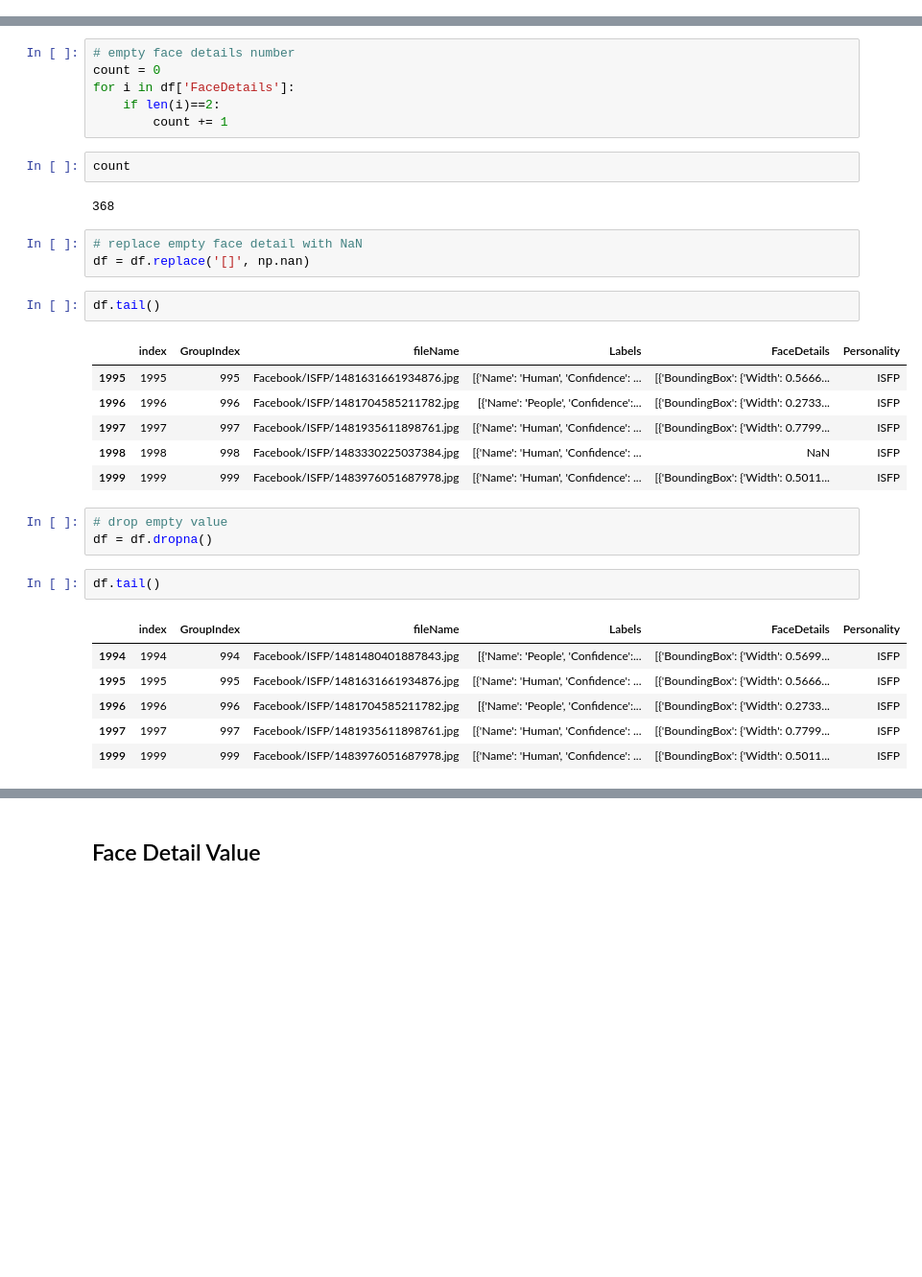
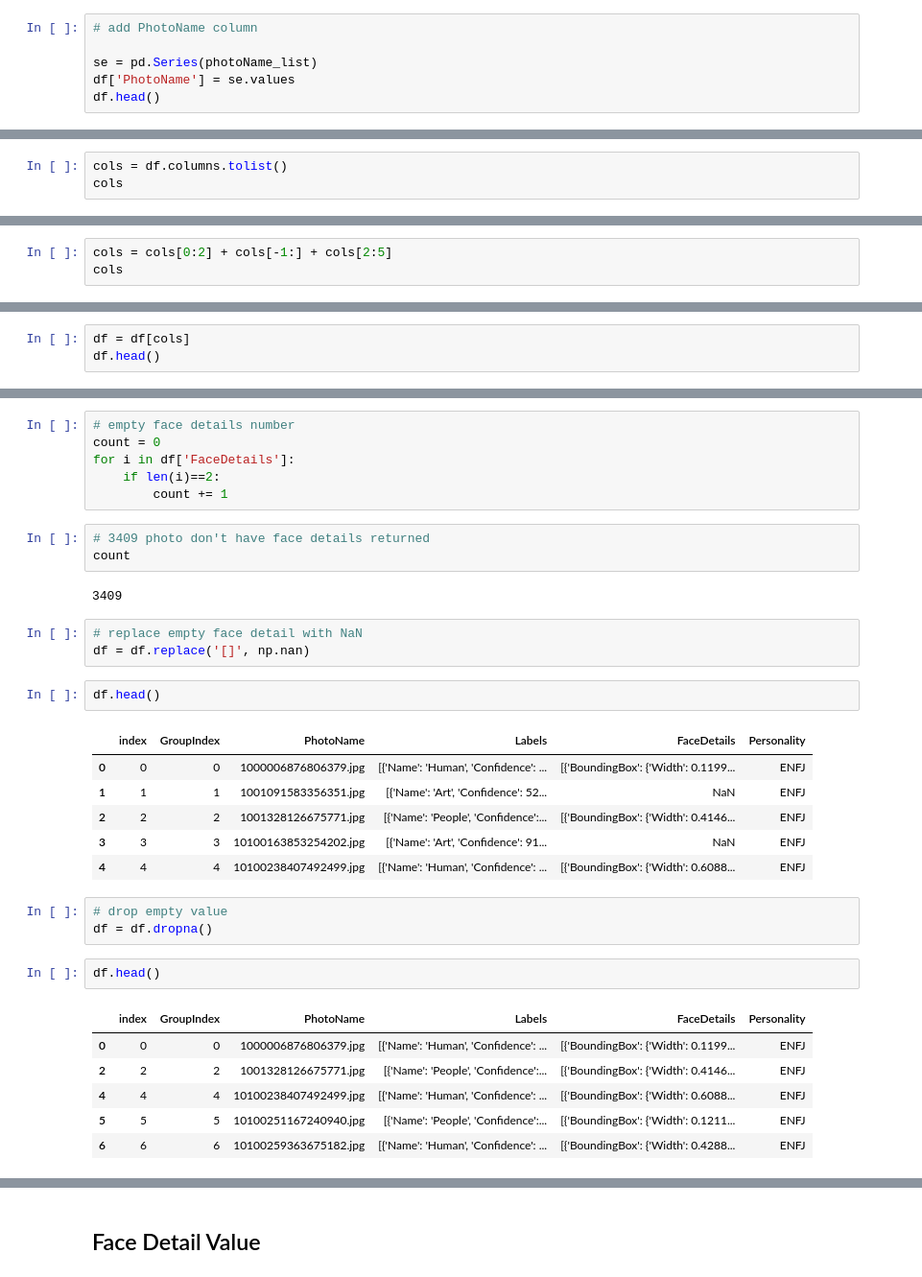
Before and after one commit to yuntao-wang/PersonalityFromPhoto, a Jupyter notebook: data pre-processing csv.ipynb, the cells around one changed output, grey strips where cells are left out. Shown at 96% size. Cells and saved outputs as stored; diff of their text form; blank space fills up the shorter version.

```diff
--- a/data pre-processing csv.ipynb
+++ b/data pre-processing csv.ipynb
@@ -112,0 +100,6 @@ df.tail()
+# %%
+# add PhotoName column
+
+se = pd.Series(photoName_list)
+df['PhotoName'] = se.values
+df.head()
@@ -112,0 +113,3 @@ df.tail()
+# %%
+cols = df.columns.tolist()
+cols
@@ -112,0 +118,3 @@ df.tail()
+# %%
+cols = cols[0:2] + cols[-1:] + cols[2:5]
+cols
@@ -112,0 +123,3 @@ df.tail()
+# %%
+df = df[cols]
+df.head()
@@ -116,34 +136,35 @@ count = 0
 for i in df['FaceDetails']:
     if len(i)==2:
         count += 1
-# %%
-count
-# %% [output]
-368
+# %%
+# 3409 photo don't have face details returned
+count
+# %% [output]
+3409
 # %%
 # replace empty face detail with NaN
 df = df.replace('[]', np.nan)
 # %%
-df.tail()
+df.head()
 # %% [output]
-|  | index | GroupIndex | fileName | Labels | FaceDetails | Personality |
-| 1995 | 1995 | 995 | Facebook/ISFP/1481631661934876.jpg | [{'Name': 'Human', 'Confidence': ... | [{'BoundingBox': {'Width': 0.5666... | ISFP |
-| 1996 | 1996 | 996 | Facebook/ISFP/1481704585211782.jpg | [{'Name': 'People', 'Confidence':... | [{'BoundingBox': {'Width': 0.2733... | ISFP |
-| 1997 | 1997 | 997 | Facebook/ISFP/1481935611898761.jpg | [{'Name': 'Human', 'Confidence': ... | [{'BoundingBox': {'Width': 0.7799... | ISFP |
-| 1998 | 1998 | 998 | Facebook/ISFP/1483330225037384.jpg | [{'Name': 'Human', 'Confidence': ... | NaN | ISFP |
-| 1999 | 1999 | 999 | Facebook/ISFP/1483976051687978.jpg | [{'Name': 'Human', 'Confidence': ... | [{'BoundingBox': {'Width': 0.5011... | ISFP |
+|  | index | GroupIndex | PhotoName | Labels | FaceDetails | Personality |
+| 0 | 0 | 0 | 1000006876806379.jpg | [{'Name': 'Human', 'Confidence': ... | [{'BoundingBox': {'Width': 0.1199... | ENFJ |
+| 1 | 1 | 1 | 1001091583356351.jpg | [{'Name': 'Art', 'Confidence': 52... | NaN | ENFJ |
+| 2 | 2 | 2 | 1001328126675771.jpg | [{'Name': 'People', 'Confidence':... | [{'BoundingBox': {'Width': 0.4146... | ENFJ |
+| 3 | 3 | 3 | 10100163853254202.jpg | [{'Name': 'Art', 'Confidence': 91... | NaN | ENFJ |
+| 4 | 4 | 4 | 10100238407492499.jpg | [{'Name': 'Human', 'Confidence': ... | [{'BoundingBox': {'Width': 0.6088... | ENFJ |
 # %%
 # drop empty value
 df = df.dropna()
 # %%
-df.tail()
+df.head()
 # %% [output]
-|  | index | GroupIndex | fileName | Labels | FaceDetails | Personality |
-| 1994 | 1994 | 994 | Facebook/ISFP/1481480401887843.jpg | [{'Name': 'People', 'Confidence':... | [{'BoundingBox': {'Width': 0.5699... | ISFP |
-| 1995 | 1995 | 995 | Facebook/ISFP/1481631661934876.jpg | [{'Name': 'Human', 'Confidence': ... | [{'BoundingBox': {'Width': 0.5666... | ISFP |
-| 1996 | 1996 | 996 | Facebook/ISFP/1481704585211782.jpg | [{'Name': 'People', 'Confidence':... | [{'BoundingBox': {'Width': 0.2733... | ISFP |
-| 1997 | 1997 | 997 | Facebook/ISFP/1481935611898761.jpg | [{'Name': 'Human', 'Confidence': ... | [{'BoundingBox': {'Width': 0.7799... | ISFP |
-| 1999 | 1999 | 999 | Facebook/ISFP/1483976051687978.jpg | [{'Name': 'Human', 'Confidence': ... | [{'BoundingBox': {'Width': 0.5011... | ISFP |
+|  | index | GroupIndex | PhotoName | Labels | FaceDetails | Personality |
+| 0 | 0 | 0 | 1000006876806379.jpg | [{'Name': 'Human', 'Confidence': ... | [{'BoundingBox': {'Width': 0.1199... | ENFJ |
+| 2 | 2 | 2 | 1001328126675771.jpg | [{'Name': 'People', 'Confidence':... | [{'BoundingBox': {'Width': 0.4146... | ENFJ |
+| 4 | 4 | 4 | 10100238407492499.jpg | [{'Name': 'Human', 'Confidence': ... | [{'BoundingBox': {'Width': 0.6088... | ENFJ |
+| 5 | 5 | 5 | 10100251167240940.jpg | [{'Name': 'People', 'Confidence':... | [{'BoundingBox': {'Width': 0.1211... | ENFJ |
+| 6 | 6 | 6 | 10100259363675182.jpg | [{'Name': 'Human', 'Confidence': ... | [{'BoundingBox': {'Width': 0.4288... | ENFJ |
 # %%
 len(df)
 # %% [output]
```
Also changed, not shown: parts of 71 cells of this notebook, 16 other files.
